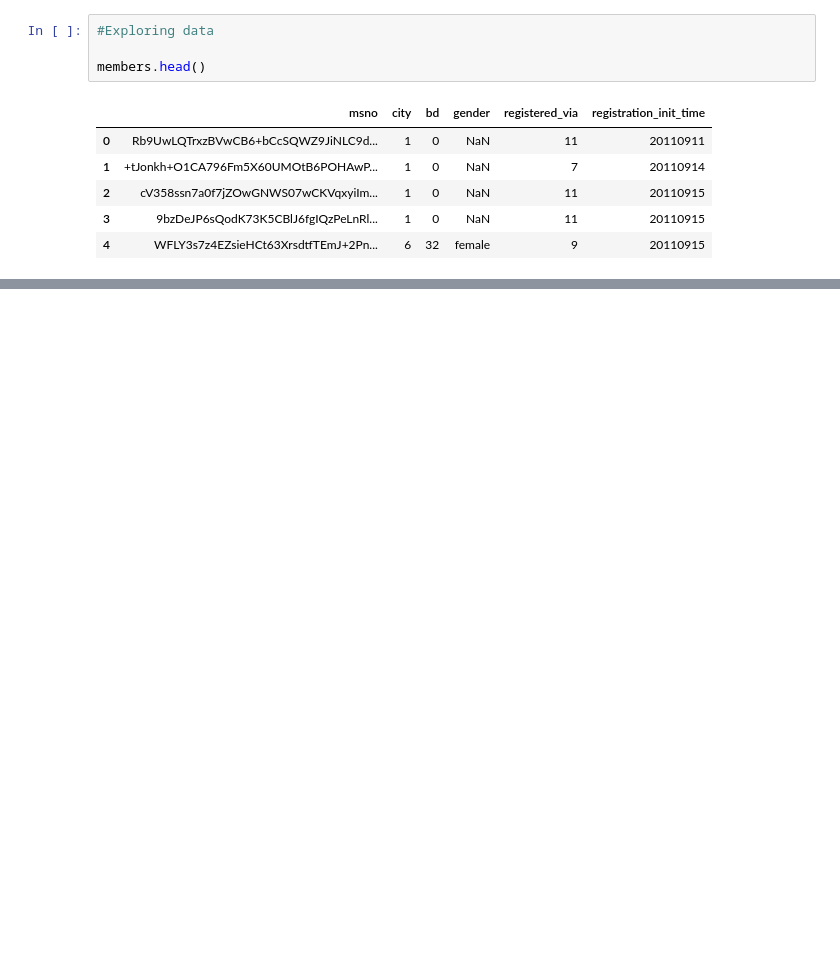
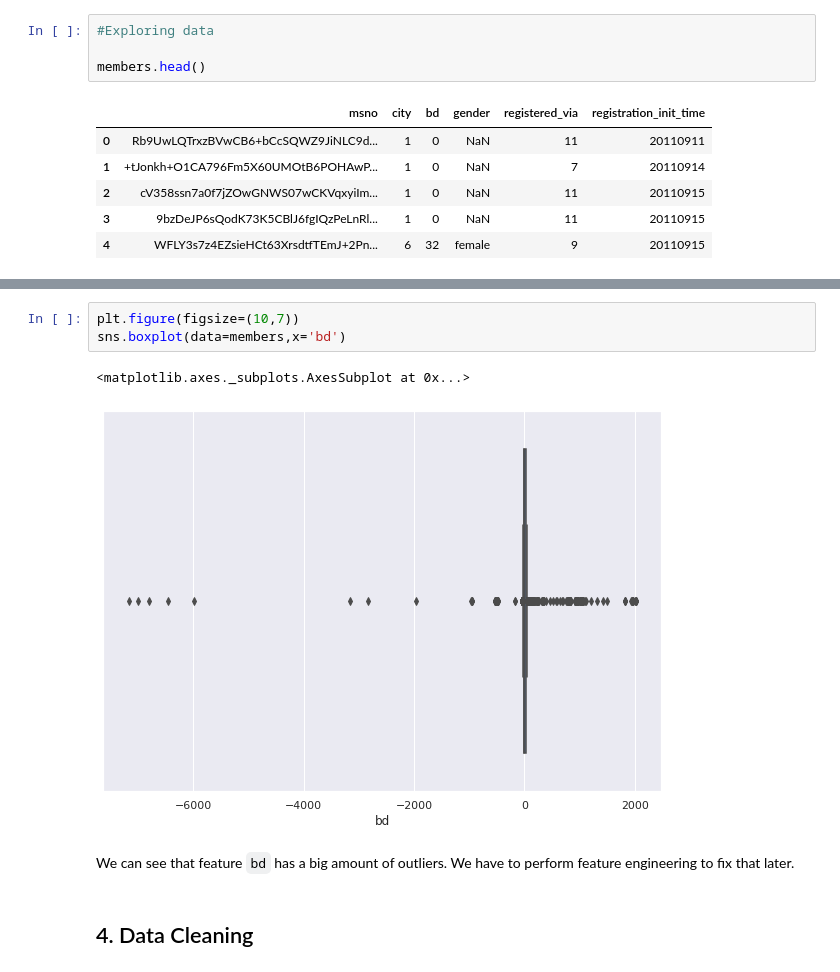
Before and after one commit to jsroa15/KKBOX, a Jupyter notebook: Members_data_mining.ipynb, the cells around one changed output, grey strips where cells are left out. Cells and saved outputs as stored; diff of their text form; blank space fills up the shorter version.

````diff
--- a/Members_data_mining.ipynb
+++ b/Members_data_mining.ipynb
@@ -288,0 +126,10 @@ df_members.to_csv('/content/drive/MyDrive/Colab Notebooks/KKBOX/df_members.csv')
+# %%
+plt.figure(figsize=(10,7))
+sns.boxplot(data=members,x='bd')
+# %% [output]
+<matplotlib.axes._subplots.AxesSubplot at 0x...>
+[figure, added]
+# %% [markdown]
+We can see that feature ```bd``` has a big amount of outliers. We have to perform feature engineering to fix that later.
+# %% [markdown]
+## 4. Data Cleaning
````
Also changed, not shown: parts of 42 cells of this notebook.
